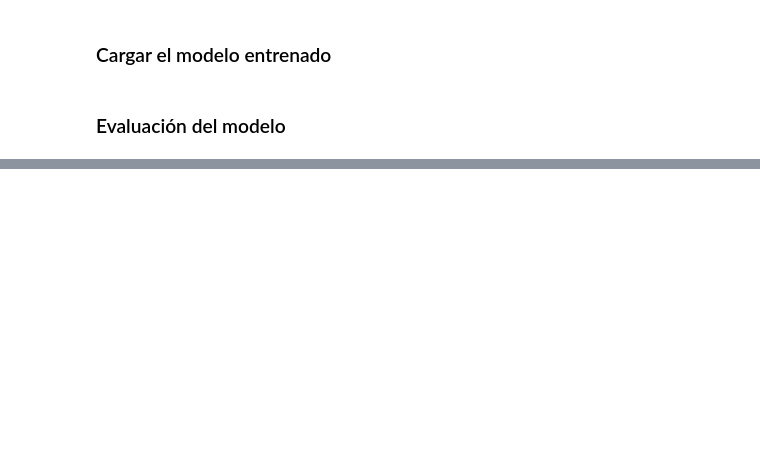
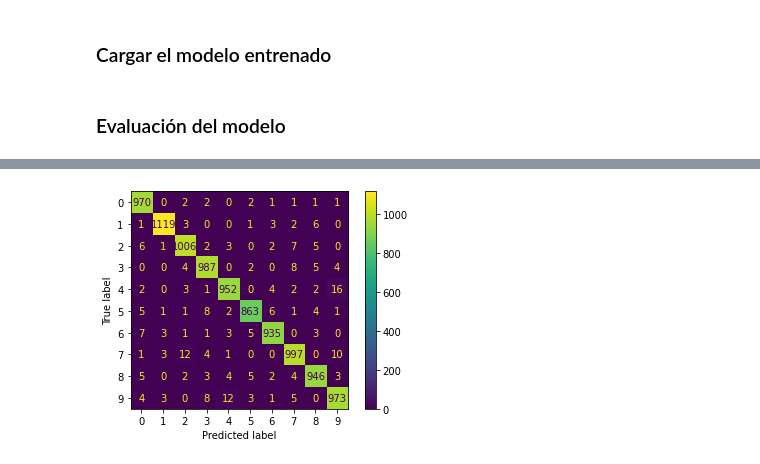
Before and after one commit to amgp-upm/dl_course_chile, a Jupyter notebook: 3_FeedforwardNeural.ipynb, the cells around one changed output, grey strips where cells are left out. Drawn from its saved outputs; the diff is of its cells as text; code cells hidden in the pictures; blank space fills up the shorter version.

```diff
--- a/3_FeedforwardNeural.ipynb
+++ b/3_FeedforwardNeural.ipynb
@@ -288,0 +325,7 @@ weighted avg       0.98      0.98      0.98     10000
+# %%
+cm = confusion_matrix(y_actual, y_pred)
+disp = ConfusionMatrixDisplay(confusion_matrix=cm)
+disp.plot()
+plt.show()
+# %% [output]
+[figure, added]
```
Also changed, not shown: parts of 12 cells of this notebook.
